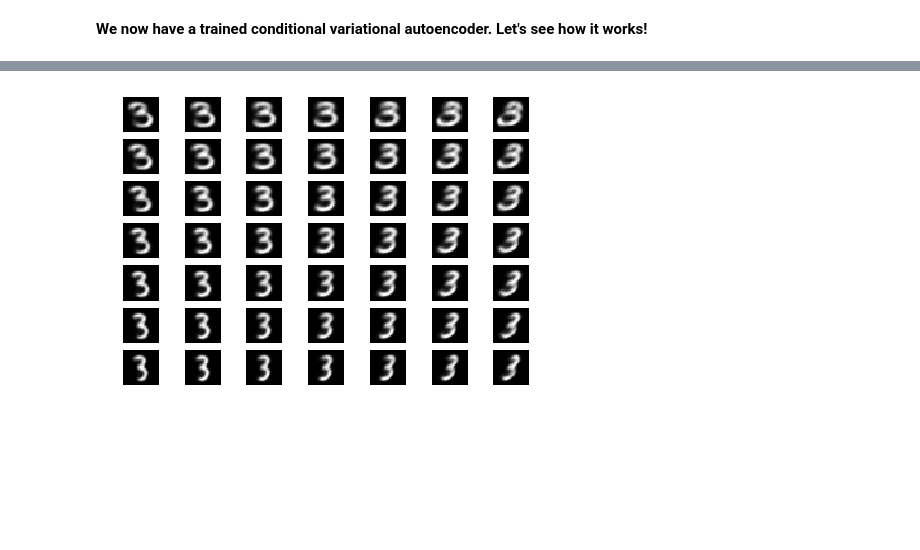
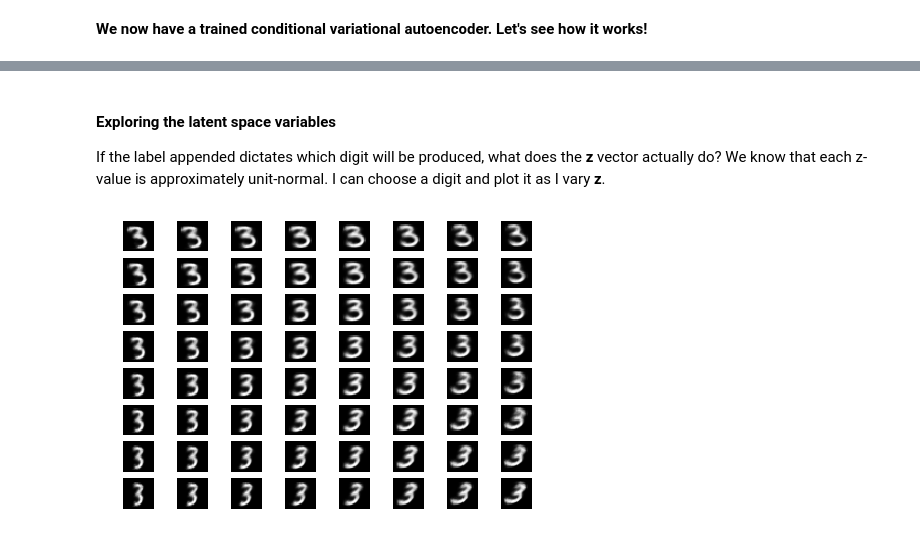
Before and after one commit to nnormandin/Conditional_VAE, a Jupyter notebook: Conditional_VAE.ipynb, the cells around one changed output, grey strips where cells are left out. Drawn from its saved outputs; the diff is of its cells as text; code cells hidden in the pictures; blank space fills up the shorter version.

```diff
--- a/Conditional_VAE.ipynb
+++ b/Conditional_VAE.ipynb
@@ -179,6 +234,0 @@ def construct_numvec(digit, z = None):
-# %%
-z_train = []
-
-for x,y in zip(X_train, y_train):
-    z_ = encoder.predict([x.reshape(1, 784), y.reshape(1, 10)])
-    z_train.append(z_)
@@ -206,20 +241,23 @@ array([[-3.33001995,  0.66079879]], dtype=float32)
+# %% [markdown]
+#### Exploring the latent space variables
+If the label appended dictates which digit will be produced, what does the **z** vector actually do? We know that each z-value is approximately unit-normal. I can choose a digit and plot it as I vary **z**.
 # %%
 dig = 3
-sides = 7
+sides = 8
 max_z = 1.5
 
 img_it = 0
 for i in range(0, sides):
     z1 = (((i / (sides-1)) * max_z)*2) - max_z
     for j in range(0, sides):
         z2 = (((j / (sides-1)) * max_z)*2) - max_z
         z_ = [z1, z2]
         vec = construct_numvec(dig, z_)
         decoded = decoder.predict(vec)
         subplot(sides, sides, 1 + img_it)
         img_it +=1
         plt.imshow(decoded.reshape(28, 28), cmap = plt.cm.gray), axis('off')
 plt.subplots_adjust(left=0, bottom=0, right=1, top=1, wspace=0, hspace=.2)
 plt.show()
 # %% [output]
-[figure, old version]
+[figure, new version]
```
Also changed, not shown: parts of 26 cells of this notebook.
